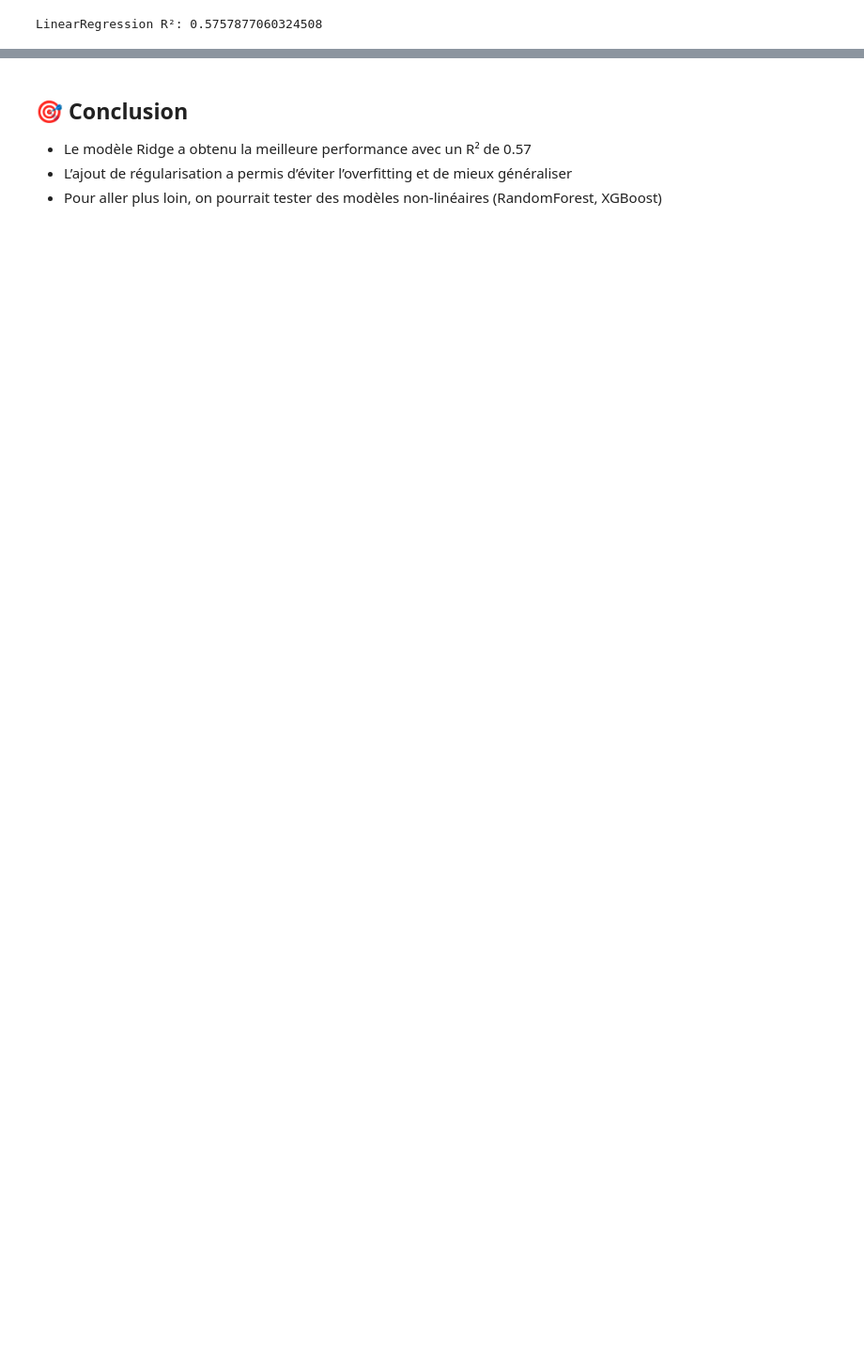
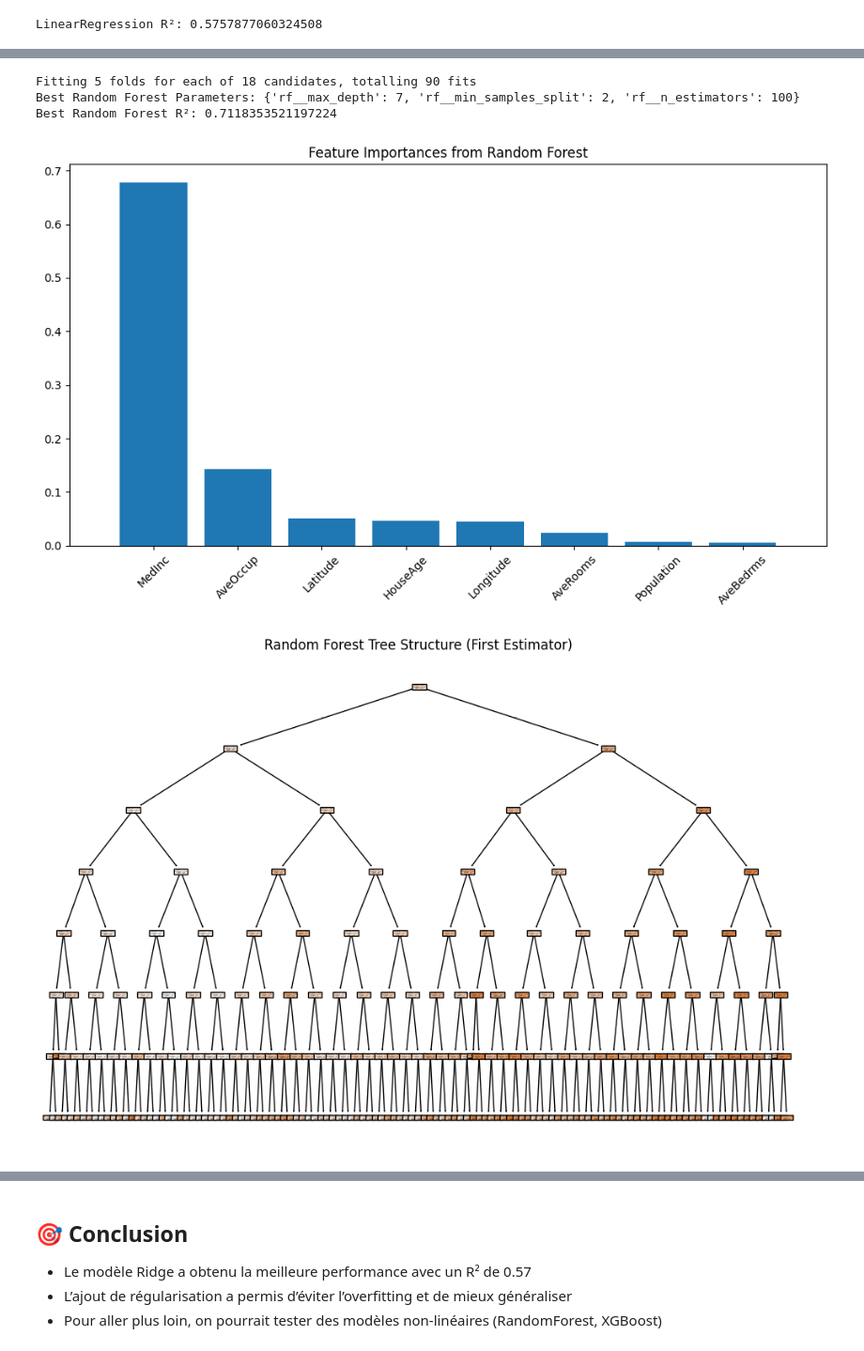
Before and after one commit to Stucki92/california-housing-regression, a Jupyter notebook: housing_california.ipynb, the cells around one changed output, grey strips where cells are left out. Shown at 94% size. Saved outputs shown, nothing was run; the diff lists cells and outputs as text; code cells hidden in the pictures; blank space fills up the shorter version.

```diff
--- a/housing_california.ipynb
+++ b/housing_california.ipynb
@@ -84,0 +178,40 @@ Best Lasso R²: 0.576856256870568
+# %%
+# Random Forest Regression with hyperparameter tuning
+pipe_rf = Pipeline([
+    ('scaler', StandardScaler()),
+    ('rf', RandomForestRegressor(random_state=42))
+])
+param_grid_rf = {
+    'rf__n_estimators': [50, 100, 200],
+    'rf__max_depth': [3, 5, 7],
+    'rf__min_samples_split': [2, 5]
+}
+grid_rf = GridSearchCV(pipe_rf, param_grid_rf, cv=5, scoring='r2', verbose=2, n_jobs=-1)
+grid_rf.fit(X_train, y_train)
+
+print("Best Random Forest Parameters:", grid_rf.best_params_)
+print("Best Random Forest R²:", r2_score(y_test, grid_rf.predict(X_test)))
+
+# Visualize feature importance from Random Forest
+importances_rf = grid_rf.best_estimator_.named_steps['rf'].feature_importances_
+feature_names_rf = X.columns
+indices_rf = np.argsort(importances_rf)[::-1]
+plt.figure(figsize=(10, 6))
+plt.title("Feature Importances from Random Forest")
+plt.bar(range(X.shape[1]), importances_rf[indices_rf], align='center')
+plt.xticks(range(X.shape[1]), feature_names_rf[indices_rf], rotation=45)
+plt.xlim([-1, X.shape[1]])
+plt.tight_layout()
+plt.show()
+
+# Visualize Random Forrest
+plt.figure(figsize=(12, 8))
+plot_tree(grid_rf.best_estimator_.named_steps['rf'].estimators_[0], feature_names=X.columns, filled=True)
+plt.title("Random Forest Tree Structure (First Estimator)")
+plt.show()
+# %% [output]
+Fitting 5 folds for each of 18 candidates, totalling 90 fits
+Best Random Forest Parameters: {'rf__max_depth': 7, 'rf__min_samples_split': 2, 'rf__n_estimators': 100}
+Best Random Forest R²: 0.7118353521197224
+[figure, added]
+[figure, added]
```
Also changed, not shown: parts of 15 cells of this notebook, 2 other files.
